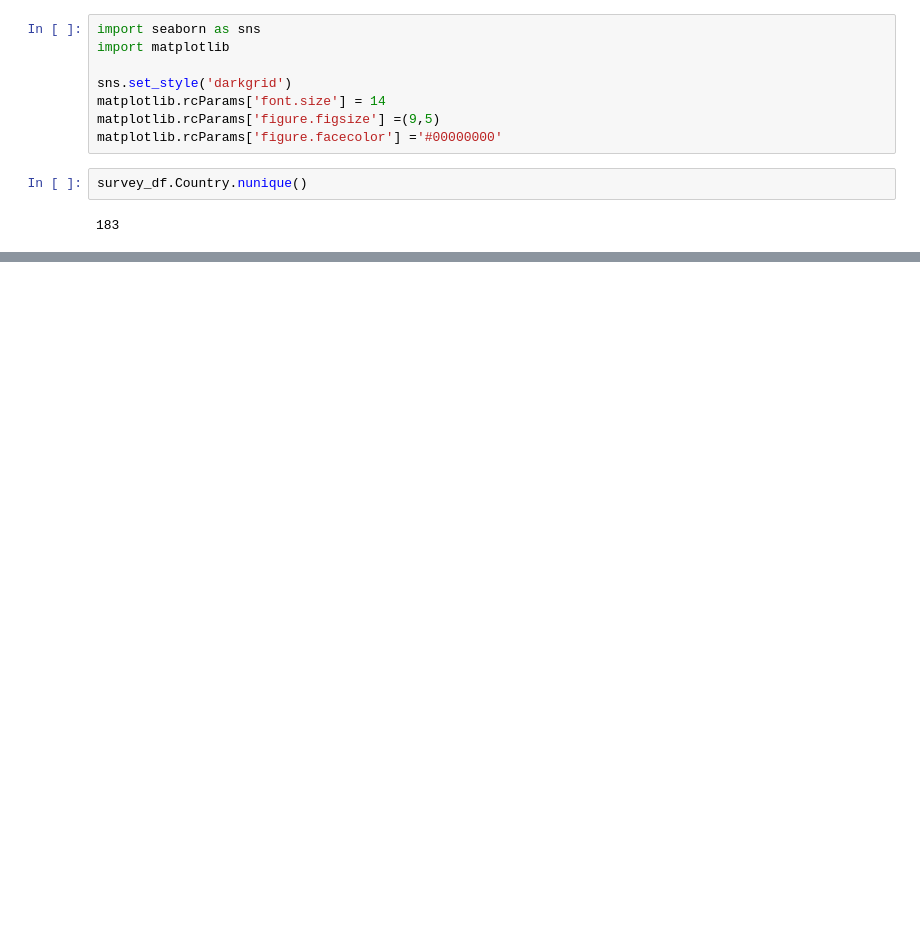
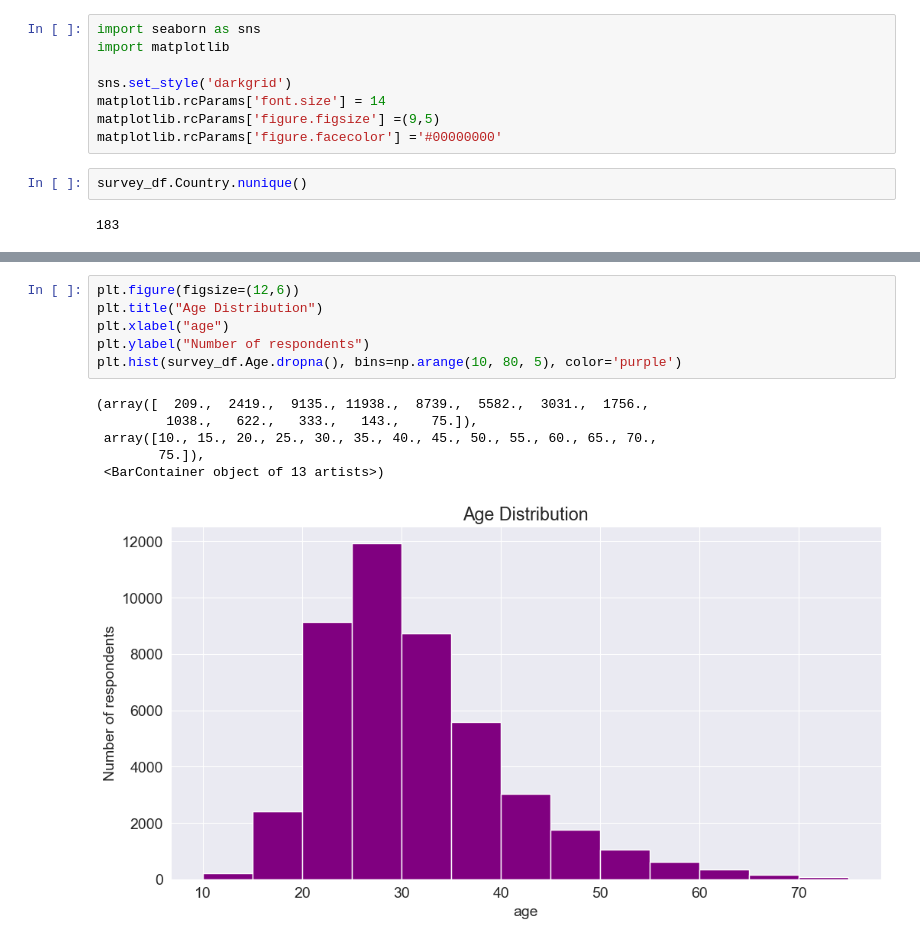
Before and after one commit to fabrice-programmer/project-das, a Jupyter notebook: realworld.ipynb, the cells around one changed output, grey strips where cells are left out. Saved outputs shown, nothing was run; the diff lists cells and outputs as text; blank space fills up the shorter version.

```diff
--- a/realworld.ipynb
+++ b/realworld.ipynb
@@ -221,0 +229,13 @@ plt.figure(figsize=(12,6))
+# %%
+plt.figure(figsize=(12,6))
+plt.title("Age Distribution")
+plt.xlabel("age")
+plt.ylabel("Number of respondents")
+plt.hist(survey_df.Age.dropna(), bins=np.arange(10, 80, 5), color='purple')
+# %% [output]
+(array([  209.,  2419.,  9135., 11938.,  8739.,  5582.,  3031.,  1756.,
+         1038.,   622.,   333.,   143.,    75.]),
+ array([10., 15., 20., 25., 30., 35., 40., 45., 50., 55., 60., 65., 70.,
+        75.]),
+ <BarContainer object of 13 artists>)
+[figure, added]
```
Also changed, not shown: parts of 3 cells of this notebook.
